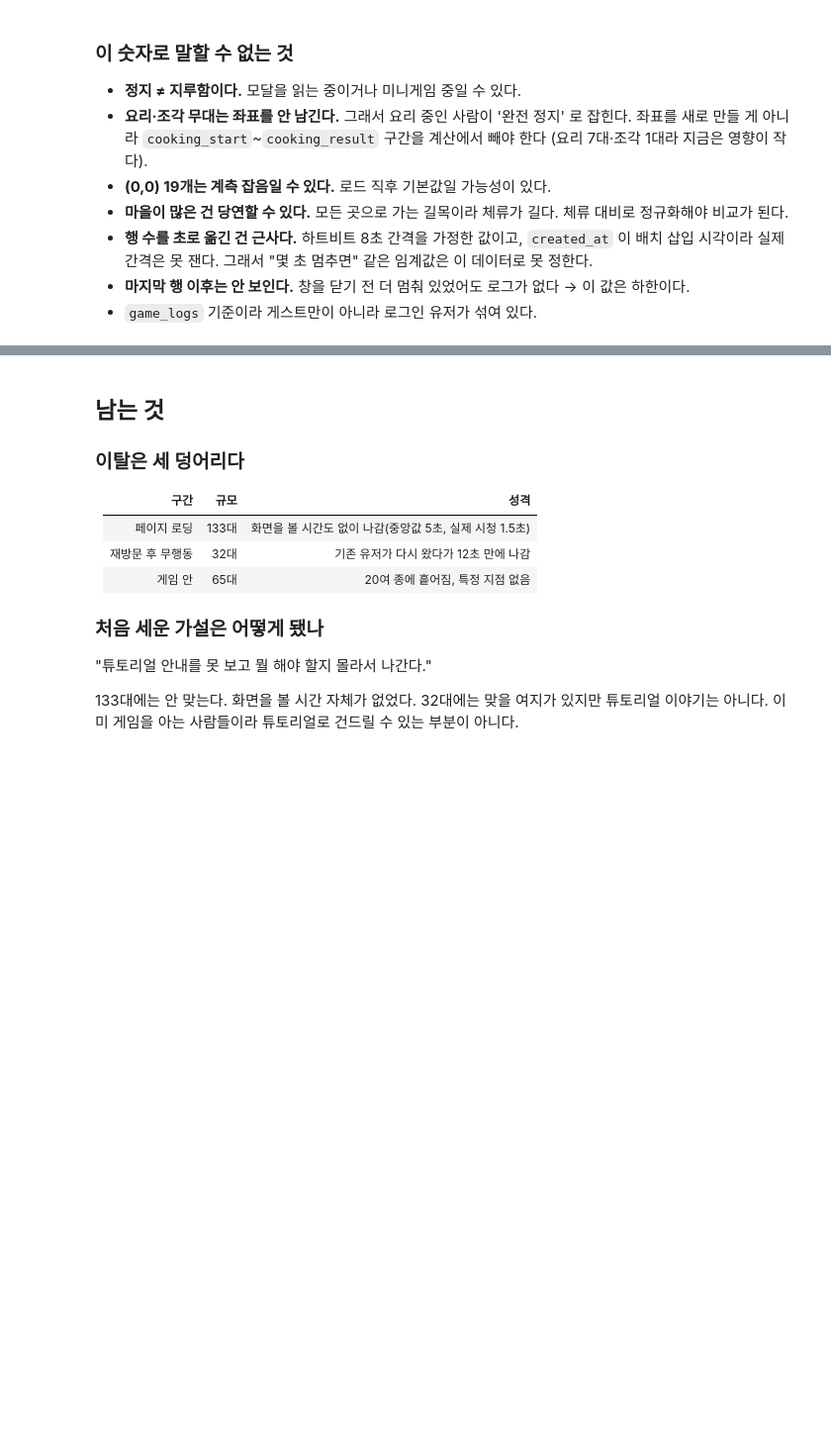
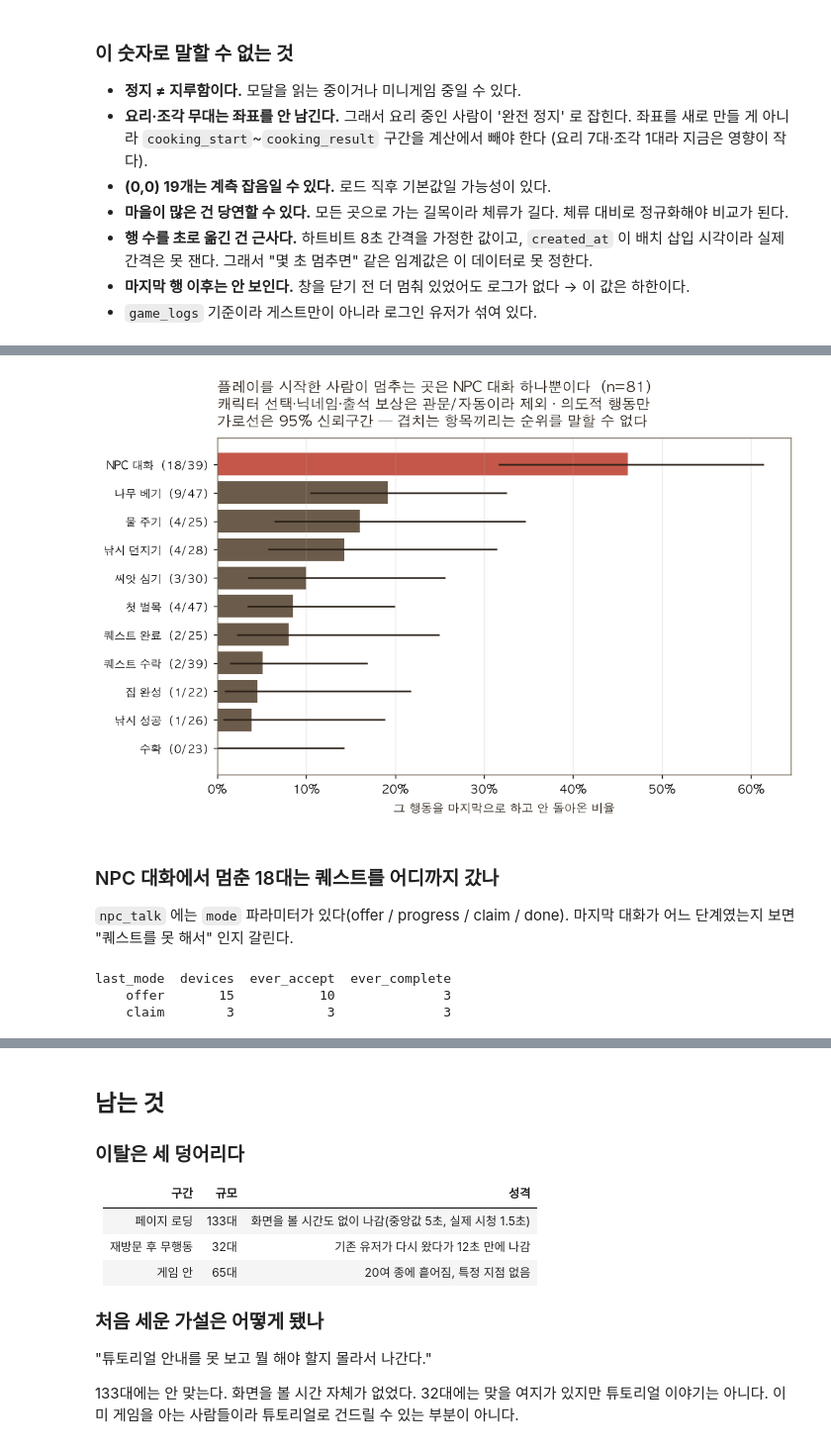
Before and after one commit to UICHEOL-HWANG/calm_forest, a Jupyter notebook: ml/notebooks/02_churn_where.ipynb, the cells around one changed output, grey strips where cells are left out. Shown at 99% size. Saved outputs shown, nothing was run; the diff lists cells and outputs as text; code cells hidden in the pictures; blank space fills up the shorter version.

```diff
--- a/ml/notebooks/02_churn_where.ipynb
+++ b/ml/notebooks/02_churn_where.ipynb
@@ -1061,0 +1131,64 @@ R.show(R.save(fig, ax, "g_still_place", zero_base=False))
+# %%
+def wilson(k, n, z=1.96):
+    if n == 0: return (0.0, 0.0)
+    p, d = k / n, 1 + z**2 / n
+    c = (p + z**2 / (2*n)) / d
+    h = z * ((p*(1-p)/n + z**2/(4*n**2)) ** 0.5) / d
+    return max(0.0, c - h), min(1.0, c + h)
+
+d = stop[stop.reached >= 20].copy()          # 분모 20 미만은 구간이 너무 넓다
+d[["lo","hi"]] = d.apply(lambda r: pd.Series(wilson(r.stopped, r.reached)), axis=1)
+d = d.sort_values("rate", ascending=False)
+KO = {"npc_talk":"NPC 대화","chop_tree":"나무 베기","water_crop":"물 주기",
+      "fishing_cast":"낚시 던지기","plant_seed":"씨앗 심기","first_chop":"첫 벌목",
+      "quest_complete":"퀘스트 완료","quest_accept":"퀘스트 수락","house_complete":"집 완성",
+      "fishing_catch":"낚시 성공","harvest_crop":"수확"}
+d["label"] = d.action.map(lambda s: KO.get(s, s)) + d.apply(
+    lambda r: f"  ({r.stopped}/{r.reached})", axis=1)
+
+fig, ax = R.new("플레이를 시작한 사람이 멈추는 곳은 NPC 대화 하나뿐이다", n=N,
+                sub="캐릭터 선택·닉네임·출석 보상은 관문/자동이라 제외 · 의도적 행동만\n"
+                    "가로선은 95% 신뢰구간 — 겹치는 항목끼리는 순위를 말할 수 없다",
+                figsize=(8.8, 5.2))
+y = range(len(d))
+ax.barh(list(y), d.rate, color=[R.PALETTE[0]] + [R.MUTED] * (len(d) - 1))
+ax.hlines(list(y), d.lo, d.hi, color=R.INK, lw=1.4)
+ax.set_yticks(list(y)); ax.set_yticklabels(d.label, fontsize=9.5)
+ax.invert_yaxis()
+ax.set_xlabel("그 행동을 마지막으로 하고 안 돌아온 비율")
+from matplotlib.ticker import FuncFormatter
+ax.xaxis.set_major_formatter(FuncFormatter(lambda v, _: f"{v:.0%}"))
+ax.set_xlim(0, min(1.0, d.hi.max() * 1.05))
+ax.grid(axis="y", visible=False)
+R.show(R.save(fig, ax, "g_stop_deliberate", zero_base=False))
+# %% [output]
+[figure, added]
+# %% [markdown]
+### NPC 대화에서 멈춘 18대는 퀘스트를 어디까지 갔나
+
+`npc_talk` 에는 `mode` 파라미터가 있다(offer / progress / claim / done).
+마지막 대화가 어느 단계였는지 보면 "퀘스트를 못 해서" 인지 갈린다.
+# %%
+npc = bq.read_sql(f"""
+WITH ev AS (SELECT user_pseudo_id AS dev, event_name, TIMESTAMP_MICROS(event_timestamp) AS ts,
+                   (SELECT value.string_value FROM UNNEST(event_params) WHERE key='mode') AS mode
+            FROM `calm-forest.analytics_547127440.events_*`),
+acts    AS (SELECT * FROM ev WHERE event_name IN ({DELIB})),
+seen    AS (SELECT dev, MAX(ts) AS ls FROM ev GROUP BY 1),
+b       AS (SELECT MAX(ls) AS ed FROM seen),
+churned AS (SELECT s.dev FROM seen s, b WHERE s.ls < TIMESTAMP_SUB(b.ed, INTERVAL 3 DAY)),
+last_act AS (SELECT dev, event_name, mode FROM (
+    SELECT dev, event_name, mode, ROW_NUMBER() OVER (PARTITION BY dev ORDER BY ts DESC) rn
+    FROM acts) WHERE rn = 1),
+stuck AS (SELECT l.dev, l.mode FROM last_act l JOIN churned c USING (dev)
+          WHERE l.event_name = 'npc_talk')
+SELECT COALESCE(s.mode, '(없음)') AS last_mode, COUNT(*) AS devices,
+  COUNTIF(EXISTS(SELECT 1 FROM acts a WHERE a.dev=s.dev AND a.event_name='quest_accept'))   AS ever_accept,
+  COUNTIF(EXISTS(SELECT 1 FROM acts a WHERE a.dev=s.dev AND a.event_name='quest_complete')) AS ever_complete
+FROM stuck s GROUP BY 1 ORDER BY devices DESC
+""")
+print(npc.to_string(index=False))
+# %% [output]
+last_mode  devices  ever_accept  ever_complete
+    offer       15           10              3
+    claim        3            3              3
```
Also changed, not shown: parts of 9 cells of this notebook.
